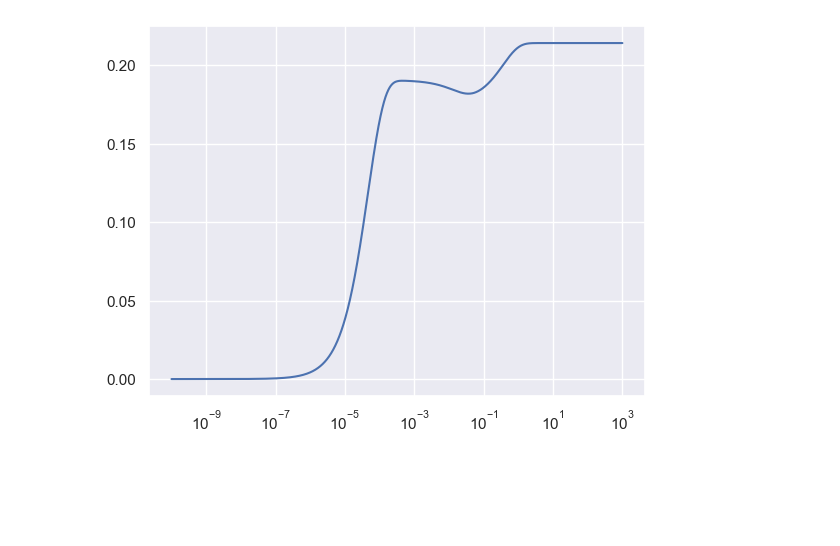
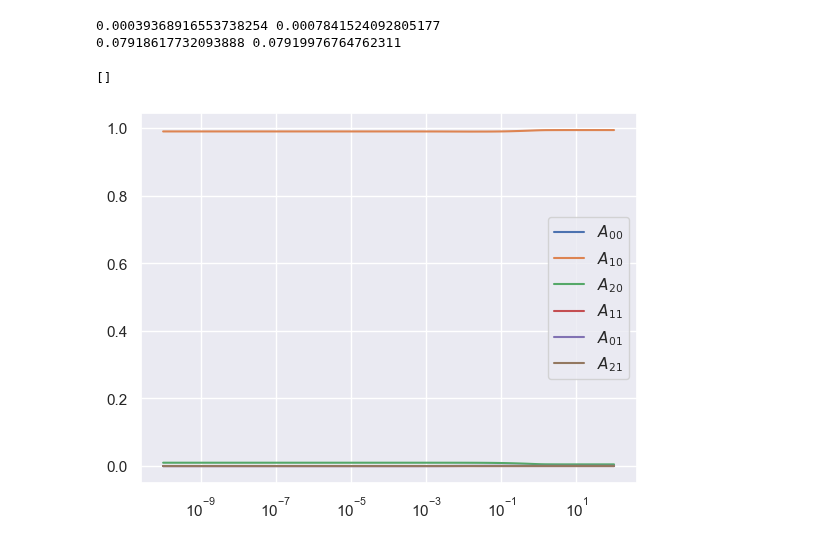
Before and after one commit to lukedtc/ADCC-Project, a Jupyter notebook: Receptor_level_model/two_cell_dynamics.ipynb, the cells around one changed output. Cells and saved outputs as stored; diff of their text form; code cells hidden in the pictures; blank space fills up the shorter version.

```diff
--- a/Receptor_level_model/two_cell_dynamics.ipynb
+++ b/Receptor_level_model/two_cell_dynamics.ipynb
@@ -107,6 +135,35 @@ plt.show()
-# %%
-plt.plot(t, (z.y[3] + z.y[4])*1)
-plt.xscale('log')
-plt.show()
-# %% [output]
-[figure, removed]
+# %%
+A20 = z.y[1]*20000
+A21 = z.y[4]*20000
+A10 = z.y[0]*20000
+A11 = z.y[3]*20000
+A01 = z.y[2]*40000
+Atott = A10_0*20000 + A20_0*20000 + A_0*1e1*20000
+A00 = A00_vals*Atott
+
+print(A20[-1] + A21[-1], A20[0])
+print(A10[-1] + A11[-1] + A20[-1] + A21[-1] + A01[-1], A10[0] + A20[0])
+# %% [output]
+0.00039368916553738254 0.0007841524092805177
+0.07918617732093888 0.07919976764762311
+# %%
+Atott = A10_0*20000 + A20_0*20000 + A_0*1e1*20000
+A20 = z.y[1]*20000/Atott
+A21 = z.y[4]*20000/Atott
+A10 = z.y[0]*20000/Atott
+A11 = z.y[3]*20000/Atott
+A01 = z.y[2]*40000/Atott
+A00 = A00_vals
+
+plt.plot(t, A00, label=r'$A_{00}$')
+plt.plot(t, A10, label=r'$A_{10}$')
+plt.plot(t, A20, label=r'$A_{20}$')
+plt.plot(t, A11, label=r'$A_{11}$')
+plt.plot(t, A01, label=r'$A_{01}$')
+plt.plot(t, A21, label=r'$A_{21}$')
+plt.legend(loc='best')
+plt.xscale('log')
+plt.plot()
+# %% [output]
+[]
+[figure, added]
```
Also changed, not shown: parts of 9 cells of this notebook.
